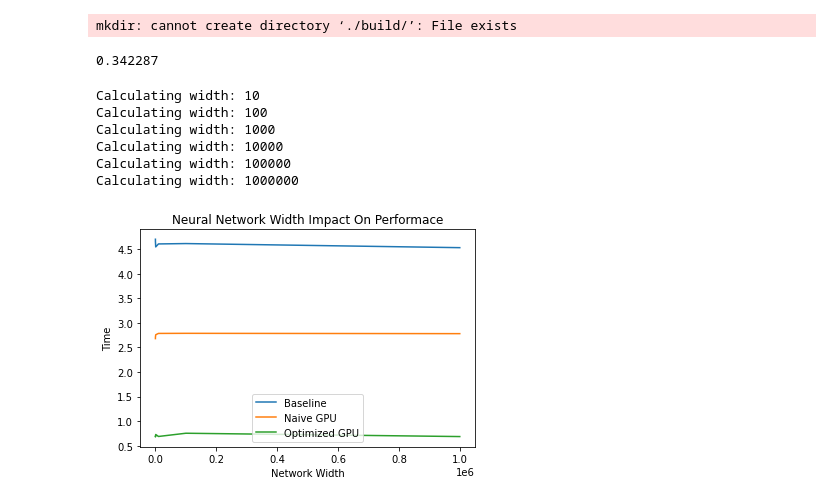
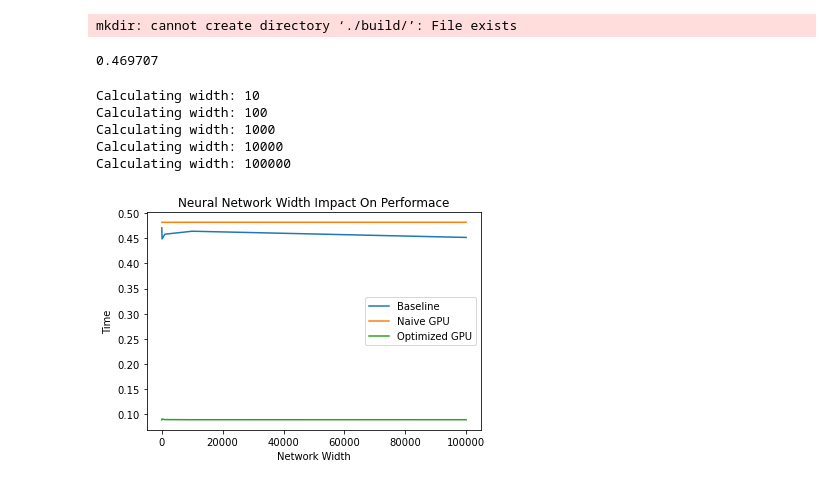
Before and after one commit to Depetrol/ScaleAI, a Jupyter notebook: performance.ipynb, the cells around one changed output. Drawn from its saved outputs; the diff is of its cells as text; code cells hidden in the pictures.

Commit message:
variable NUM_THREADS

```diff
--- a/performance.ipynb
+++ b/performance.ipynb
@@ -41,13 +41,13 @@ def Test_Base(nlayer=1000, width=512, seed = 0):
     # print(f"Base[n={nlayer}, w={width}]:", val)
     return float(val)
 # %%
-def Test_GPU_Naive(nlayer=1000, width=512, seed = 0):
-    ret, val = subprocess.getstatusoutput(f"./gpu_naive/build/gpu -n {nlayer} -w {width} -s {seed}")
+def Test_GPU_Naive(nlayer=1000, width=512, NUM_THREADS = 32, seed = 0):
+    ret, val = subprocess.getstatusoutput(f"./gpu_naive/build/gpu -n {nlayer} -w {width} -s {seed} -t {NUM_THREADS}")
     # print(f"GPU_Naive[n={nlayer}, w={width}]:", val)
     return float(val)
 # %%
-def Test_GPU(nlayer=1000, width=512, seed = 0):
-    ret, val = subprocess.getstatusoutput(f"./build/gpu -n {nlayer} -w {width} -s {seed}")
+def Test_GPU(nlayer=1000, width=512, NUM_THREADS = 32, seed = 0):
+    ret, val = subprocess.getstatusoutput(f"./build/gpu -n {nlayer} -w {width} -s {seed} -t {NUM_THREADS}")
     # print(f"GPU[n={nlayer}, w={width}]:", val)
     return float(val)
 # %%
@@ -55,39 +55,38 @@ Test_Base(5000, 1024)
 Test_GPU_Naive(5000, 1024)
 Test_GPU(5000, 1024)
 # %% [output]
-0.342287
+0.469707
 # %%
 import numpy as np
 import matplotlib.pyplot as plt
 # %%
-width_arr = [10, 100, 1000, 10000, 100000, 1000000]
+width_arr = [10, 100, 1000, 10000, 100000]
 result_arr_Base = []
 result_arr_GPU_Naive = []
 result_arr_GPU = []
 
 for width in width_arr:
     print("Calculating width:", width)
-    result_arr_Base.append( Test_Base(10000, width) )
-    result_arr_GPU_Naive.append( Test_GPU_Naive(10000, width) )
-    result_arr_GPU.append(Test_GPU(10000, width))
+    result_arr_Base.append( Test_Base(1000, width) )
+    result_arr_GPU_Naive.append( Test_GPU_Naive(1000, width, 1024) )
+    result_arr_GPU.append(Test_GPU(1000, width, 1024))
 
 x = np.array(width_arr)
 fig, ax = plt.subplots()
 ax.plot(x, result_arr_Base, label='Baseline')
 ax.plot(x, result_arr_GPU_Naive, label='Naive GPU')
 ax.plot(x, result_arr_GPU, label='Optimized GPU')
 
 ax.set_xlabel('Network Width')
 ax.set_ylabel('Time')
 ax.set_title('Neural Network Width Impact On Performace')
 ax.legend()
 plt.show()
 # %% [output]
 Calculating width: 10
 Calculating width: 100
 Calculating width: 1000
 Calculating width: 10000
 Calculating width: 100000
-Calculating width: 1000000
-[figure, old version]
+[figure, new version]
 # %%
```
Also changed, not shown: parts of 2 cells of this notebook, 2 other files.
